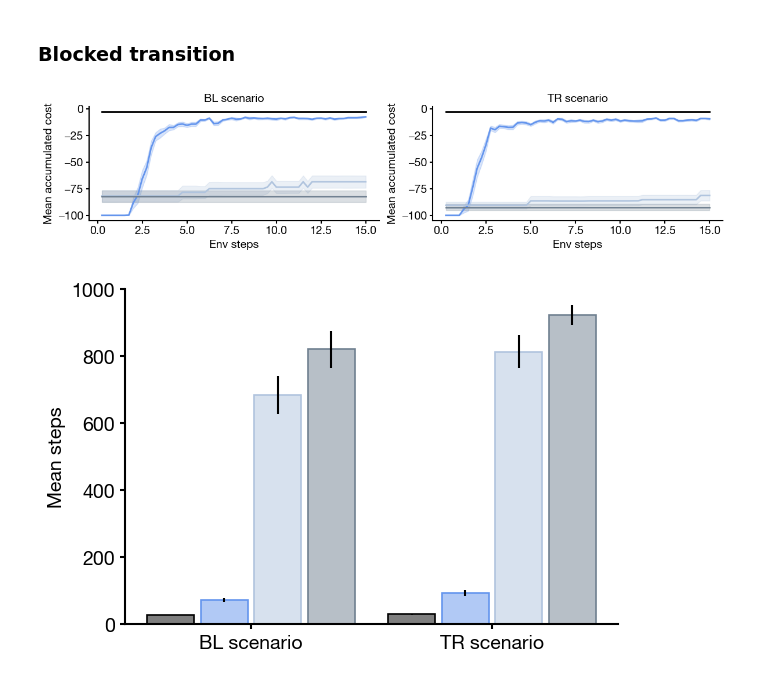
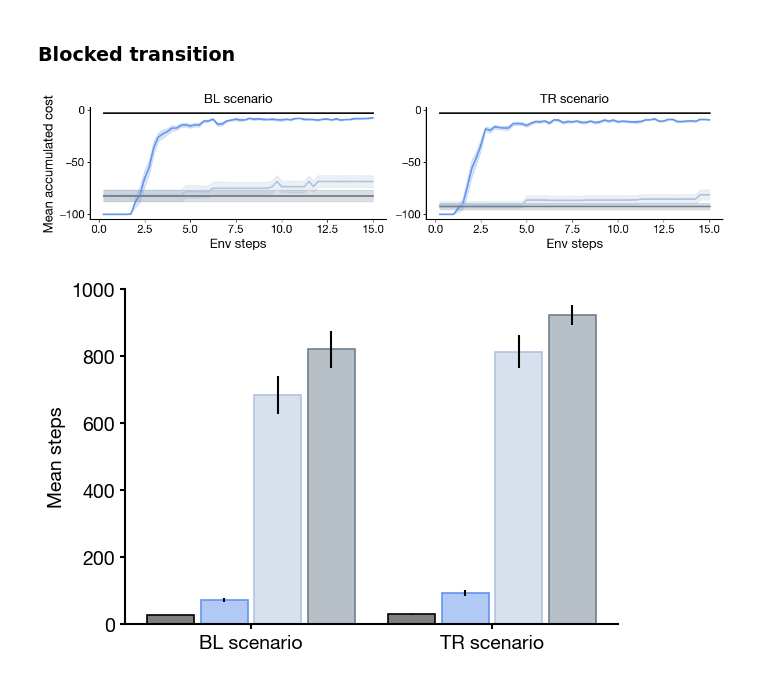
Before and after one commit to arminbazza/Default-Features, a Jupyter notebook: src/make_figs.ipynb, the cells around one changed output. Drawn from its saved outputs; the diff is of its cells as text; code cells hidden in the pictures.

```diff
--- a/src/make_figs.ipynb
+++ b/src/make_figs.ipynb
@@ -464,8 +467,8 @@ plt.show()
 # %% [markdown]
 ### L-barrier
 # %%
-# save_path = FIG_DIR / 'planning/plan_open_L_highlr.png'
-save_path = None
+save_path = FIG_DIR / 'planning/plan_open_L_highlr.png'
+# save_path = None
 
 data = np.load(DATA_DIR / "planning_open" / "angle" / "learning_curves_full_highlr.npz")
 
@@ -482,9 +485,9 @@ for key, label in MODELS.items():
     ax.fill_between(steps, mean - sem, mean + sem,
                     color=COLORS[key], alpha=0.25)
 
-ax.set_xlabel("Env steps", fontsize=14)
-ax.set_ylabel("Mean accumulated cost", fontsize=14)
-ax.set_title("L-shaped barrier", fontsize=14)
+ax.set_xlabel("Env steps", fontsize=16)
+ax.set_ylabel("Mean accumulated cost", fontsize=16)
+ax.set_title("L-shaped barrier", fontsize=16)
 ax.spines[["top", "right"]].set_visible(False)
 ax.tick_params(labelsize=14)
 
@@ -503,8 +506,8 @@ plt.show()
 # %%
 data_goal = np.load(DATA_DIR / "planning_4room" / "goal" / "learning_curves_highlr.npz")
 
-# save_path = FIG_DIR / 'planning/plan_4room_goal_cost_highlr.png'
-save_path = None
+save_path = FIG_DIR / 'planning/plan_4room_goal_cost_highlr.png'
+# save_path = None
 
 steps = data_goal["checkpoint_steps"] / 1000
 
@@ -527,9 +530,10 @@ for ax, title, suffix in zip(axes, titles, suffixes):
         ax.fill_between(steps, mean - sem, mean + sem,
                         color=COLORS[key], alpha=0.25)
 
-    ax.set_xlabel("Env steps", fontsize=14)
-    ax.set_ylabel("Mean accumulated cost", fontsize=14)
-    ax.set_title(title, fontsize=14)
+    ax.set_xlabel("Env steps", fontsize=16)
+    if title == "Same room":
+        ax.set_ylabel("Mean accumulated cost", fontsize=16)
+    ax.set_title(title, fontsize=16)
     ax.tick_params(labelsize=14)
     ax.spines[["top", "right"]].set_visible(False)
 
@@ -589,42 +593,43 @@ plt.show()
 # %% [markdown]
 ### Blocked transition
 # %%
-# save_path = FIG_DIR / "planning" / "plan_4room_blocked_cost_highlr.png"
-save_path = None
+save_path = FIG_DIR / "planning" / "plan_4room_blocked_cost_highlr.png"
+# save_path = None
 
 data_blocked = np.load(DATA_DIR / "planning_4room" / "blocked" / "learning_curves_highlr.npz")
 steps = data_blocked["checkpoint_steps"] / 10000
 
 # --- learning curves: one panel per scenario ---
 fig, axes = plt.subplots(1, 2, figsize=(12, 3), sharey=False)
 scenario_titles = {"BL": "BL scenario",
                    "TR": "TR scenario"}
 
 for ax, (scenario_key, title) in zip(axes, scenario_titles.items()):
     for key, label in MODELS.items():
         raw   = data_blocked[f"{key}_{scenario_key}"].astype(float)  # (n_checkpoints, n_trials)
         costs = -0.1 * raw
         mean  = costs.mean(axis=1)
         sem   = costs.std(axis=1) / np.sqrt(raw.shape[1])
 
         ax.plot(steps, mean, color=COLORS[key], lw=2, label=label)
         ax.fill_between(steps, mean - sem, mean + sem,
                         color=COLORS[key], alpha=0.25)
 
-    ax.set_xlabel("Env steps", fontsize=14)
-    ax.set_ylabel("Mean accumulated cost", fontsize=14)
-    ax.set_title(title, fontsize=14)
+    ax.set_xlabel("Env steps", fontsize=16)
+    if scenario_key == "BL":
+        ax.set_ylabel("Mean accumulated cost", fontsize=16)
+    ax.set_title(title, fontsize=16)
     ax.spines[["top", "right"]].set_visible(False)
     ax.tick_params(labelsize=14)
 
 plt.tight_layout()
 
 if save_path is not None:
     plt.savefig(save_path, bbox_inches='tight', dpi=300)
 
 plt.show()
 # %% [output]
-[figure, old version]
+[figure, new version]
 # %%
 # save_path = FIG_DIR / "planning" / "plan_4room_blocked_final_steps_highlr.png"
 save_path = None
```
Also changed, not shown: parts of 7 cells of this notebook.
